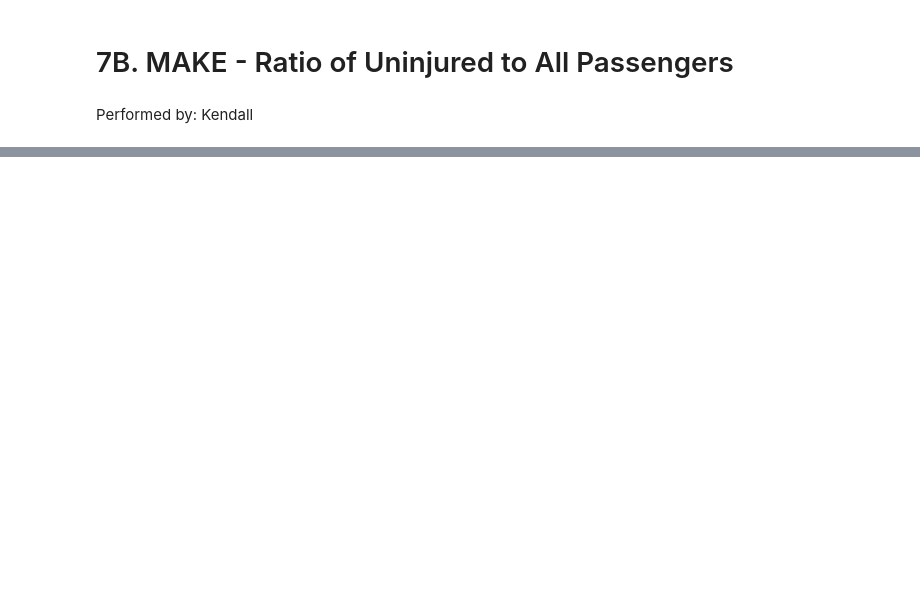
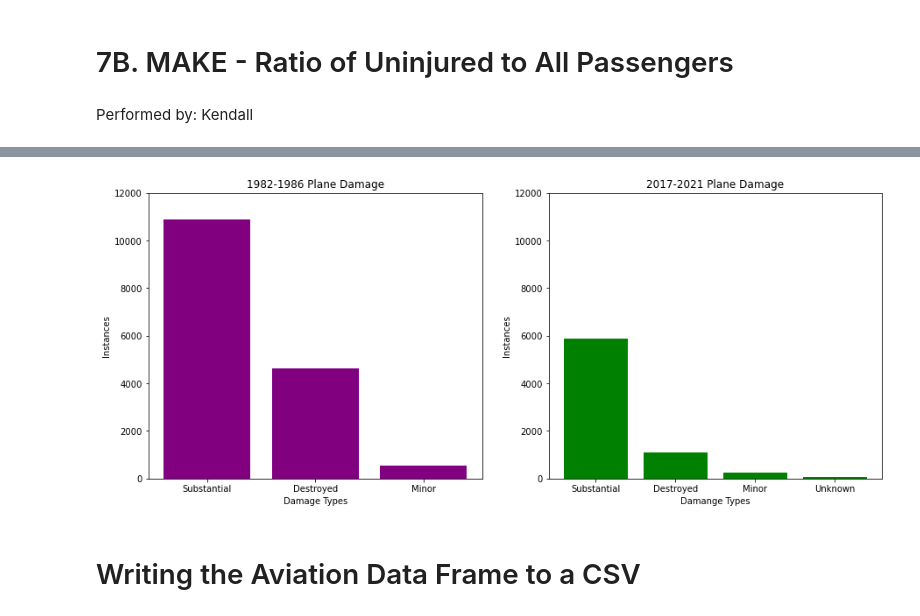
Before and after one commit to kmcneil901/dsc-phase-1-project-v3, a Jupyter notebook: kendall -2 .ipynb, the cells around one changed output, grey strips where cells are left out. Cells and saved outputs as stored; diff of their text form; code cells hidden in the pictures; blank space fills up the shorter version.

```diff
--- a/kendall -2 .ipynb
+++ b/kendall -2 .ipynb
@@ -1033,0 +491,2 @@ make.loc[make['Number.of.Engines'] >= 3][0:60]
+# %%
+eightytwo = aviation.loc[aviation['Five_Year'] == '1982-1986']
@@ -1033,0 +505,2 @@ make.loc[make['Number.of.Engines'] >= 3][0:60]
+# %%
+seventeen = aviation.loc[aviation['Five_Year'] == '2017-2021']
@@ -1033,0 +543,18 @@ make.loc[make['Number.of.Engines'] >= 3][0:60]
+# %%
+fig, ax = plt.subplots(1, 2, figsize = (15,6))
+
+ax[0].bar(damage82.keys(), damage82.values, color="purple", label="1982-1986")
+ax[0].set_ylim(0,12000)
+ax[0].set_xlabel('Damage Types')
+ax[0].set_ylabel('Instances')
+ax[0].set_title("1982-1986 Plane Damage")
+
+ax[1].bar(damage17.keys(), damage17.values, color="green", label="2017-2021")
+ax[1].set_ylim(0,12000)
+ax[1].set_xlabel('Damange Types')
+ax[1].set_ylabel('Instances')
+ax[1].set_title("2017-2021 Plane Damage");
+# %% [output]
+[figure, added]
+# %% [markdown]
+# Writing the Aviation Data Frame to a CSV
```
Also changed, not shown: parts of 66 cells of this notebook, 2 other files.
